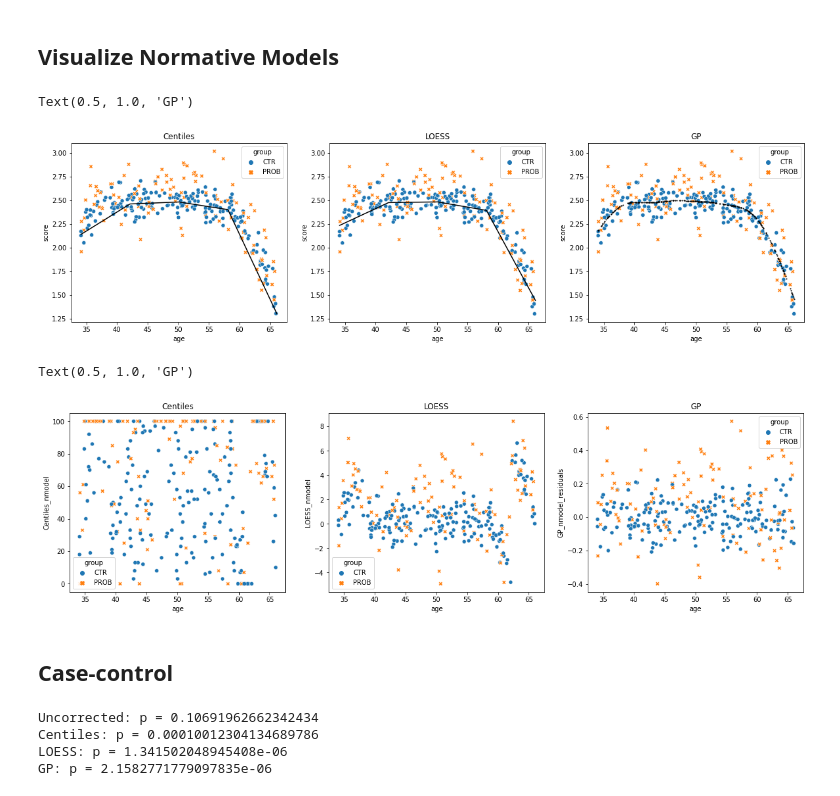
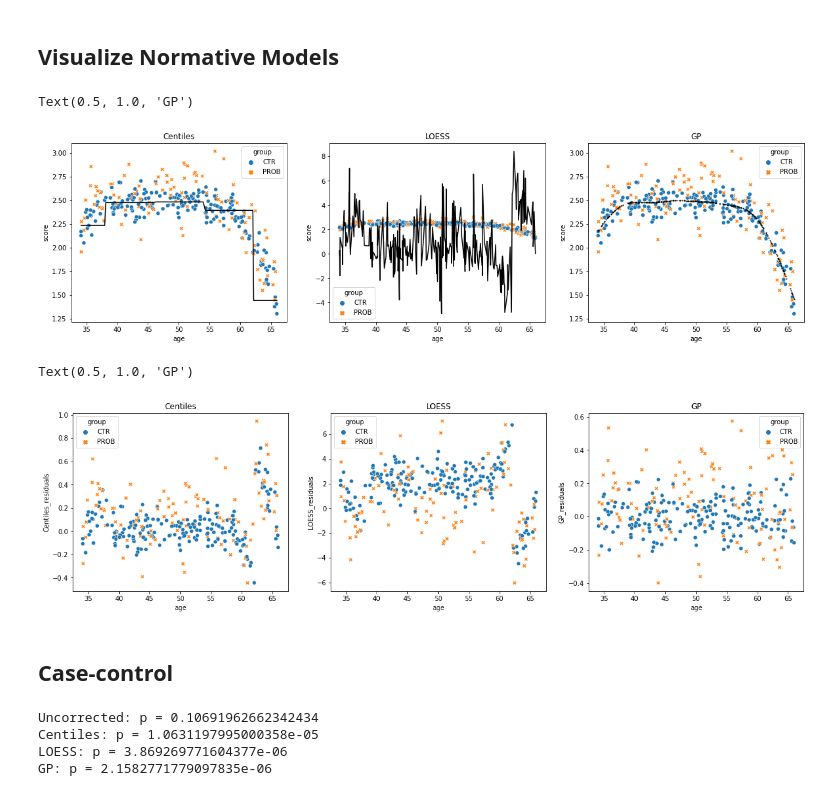
Before and after one commit to ppsp-team/PyNM, a Jupyter notebook: tutorials/1-getting_started.ipynb, the cells around one changed output. Drawn from its saved outputs; the diff is of its cells as text; code cells hidden in the pictures.

Commit message:
updated tutorials for each model having 'x_pred' and 'x_residuals'

```diff
--- a/tutorials/1-getting_started.ipynb
+++ b/tutorials/1-getting_started.ipynb
@@ -89,30 +89,30 @@ fig,ax = plt.subplots(1,3,figsize=(20,5))
 for i in range(3):
     sns.scatterplot(data=m.data, x='age', y='score',
                              hue='group', style='group',ax=ax[i])
-ax[0].plot(m.bins, m.zm, '-k')
-ax[1].plot(m.bins, m.z[:, 50], '-k')
 tmp = m.data.sort_values('age')
-ax[2].scatter(tmp['age'], tmp['GP_nmodel_pred'],color='black',s=1)
+ax[0].plot(tmp['age'], tmp['Centiles_pred'], '-k')
+ax[1].plot(tmp['age'], tmp['LOESS_pred'], '-k')
+ax[2].scatter(tmp['age'], tmp['GP_pred'],color='black',s=1)
 
 ax[0].set_title('Centiles')
 ax[1].set_title('LOESS')
 ax[2].set_title('GP')
 # %% [output]
 Text(0.5, 1.0, 'GP')
-[figure, old version]
+[figure, new version]
 # %%
 fig,ax = plt.subplots(1,3,figsize=(20,5))
 
-sns.scatterplot(data=data,x='age', y='Centiles_nmodel',hue='group',style='group',ax=ax[0])
-sns.scatterplot(data=data,x='age', y='LOESS_nmodel',hue='group',style='group',ax=ax[1])
-sns.scatterplot(data=data,x='age', y='GP_nmodel_residuals',hue='group',style='group',ax=ax[2])
+sns.scatterplot(data=data,x='age', y='Centiles_residuals',hue='group',style='group',ax=ax[0])
+sns.scatterplot(data=data,x='age', y='LOESS_residuals',hue='group',style='group',ax=ax[1])
+sns.scatterplot(data=data,x='age', y='GP_residuals',hue='group',style='group',ax=ax[2])
 
 ax[0].set_title('Centiles')
 ax[1].set_title('LOESS')
 ax[2].set_title('GP')
 # %% [output]
 Text(0.5, 1.0, 'GP')
-[figure, old version]
+[figure, new version]
 # %% [markdown]
 ## **Case-control**
 # %%
@@ -122,9 +122,9 @@ def case_control(df, group='group',score='score'):
     return results.pvalues[1]
 # %%
 p_uncorrected = case_control(m.data,score='score')
-p_centiles = case_control(m.data,score='Centiles_nmodel')
-p_loess = case_control(m.data,score='LOESS_nmodel')
-p_gp = case_control(m.data,score='GP_nmodel_residuals')
+p_centiles = case_control(m.data,score='Centiles_residuals')
+p_loess = case_control(m.data,score='LOESS_residuals')
+p_gp = case_control(m.data,score='GP_residuals')
 
 print('Uncorrected: p =', p_uncorrected)
 print('Centiles: p =', p_centiles)
@@ -132,6 +132,6 @@ print('LOESS: p =', p_loess)
 print('GP: p =', p_gp)
 # %% [output]
 Uncorrected: p = 0.10691962662342434
-Centiles: p = 0.00010012304134689786
-LOESS: p = 1.341502048945408e-06
+Centiles: p = 1.0631197995000358e-05
+LOESS: p = 3.869269771604377e-06
 GP: p = 2.1582771779097835e-06
```
